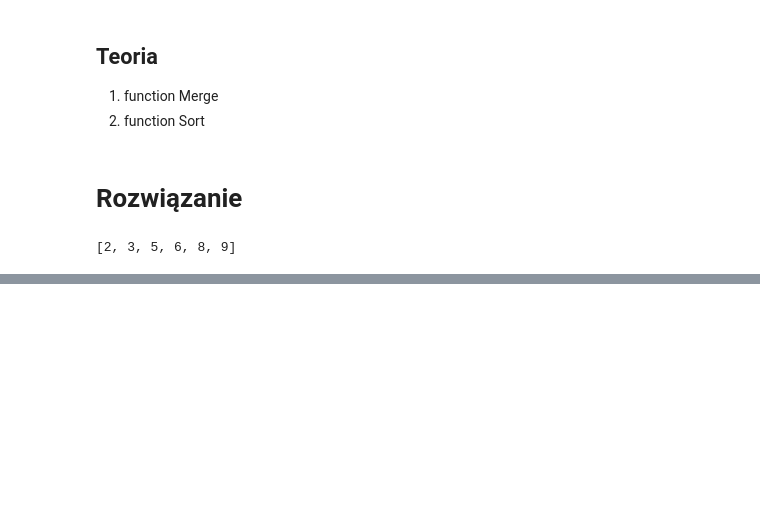
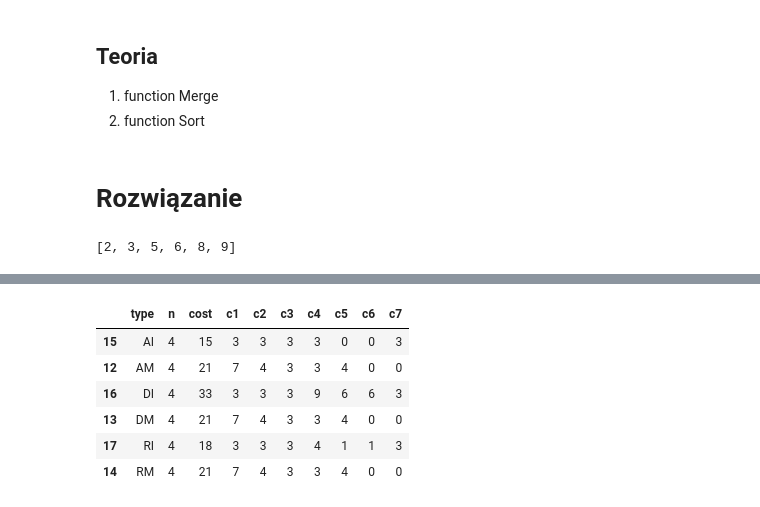
Before and after one commit to marcinsawinski/UEP_KIE_ASD_LAB_PROG, a Jupyter notebook: asd_2_2_solution.ipynb, the cells around one changed output, grey strips where cells are left out. Saved outputs shown, nothing was run; the diff lists cells and outputs as text; code cells hidden in the pictures; blank space fills up the shorter version.

```diff
--- a/asd_2_2_solution.ipynb
+++ b/asd_2_2_solution.ipynb
@@ -44,5 +40,0 @@ import numpy as np
-# %%
-x = np.linspace(1,10,10)
-y = np.log2(x)
-plt.plot(x, x*np.log2(x), 'r-')
-plt.plot(x, x**2, 'b-')
@@ -51,0 +200,11 @@ plt.plot(x, x**2, 'b-')
+# %%
+# pokaż koszty
+df[df.n==4]
+# %% [output]
+|  | type | n | cost | c1 | c2 | c3 | c4 | c5 | c6 | c7 |
+| 15 | AI | 4 | 15 | 3 | 3 | 3 | 3 | 0 | 0 | 3 |
+| 12 | AM | 4 | 21 | 7 | 4 | 3 | 3 | 4 | 0 | 0 |
+| 16 | DI | 4 | 33 | 3 | 3 | 3 | 9 | 6 | 6 | 3 |
+| 13 | DM | 4 | 21 | 7 | 4 | 3 | 3 | 4 | 0 | 0 |
+| 17 | RI | 4 | 18 | 3 | 3 | 3 | 4 | 1 | 1 | 3 |
+| 14 | RM | 4 | 21 | 7 | 4 | 3 | 3 | 4 | 0 | 0 |
```
Also changed, not shown: parts of 10 cells of this notebook, 3 other files.
